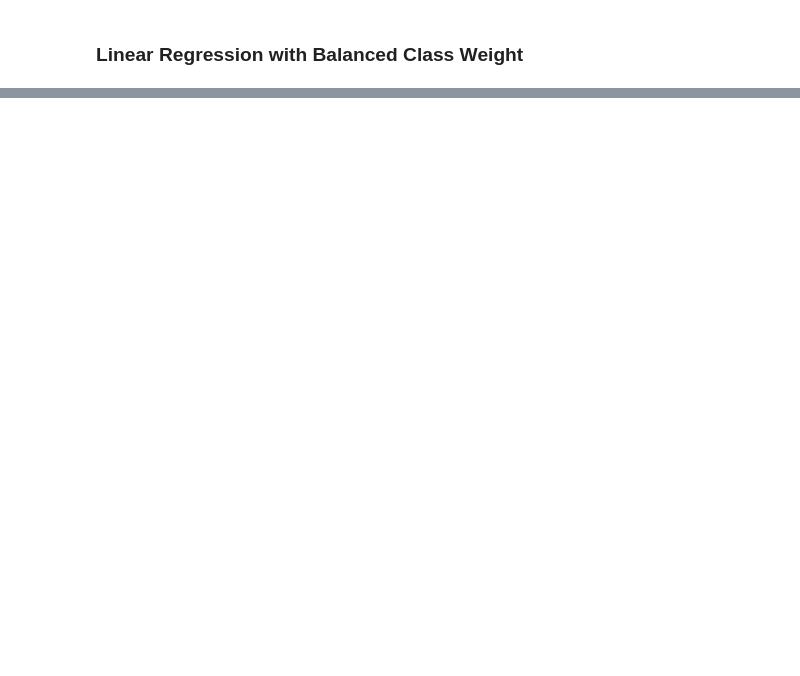
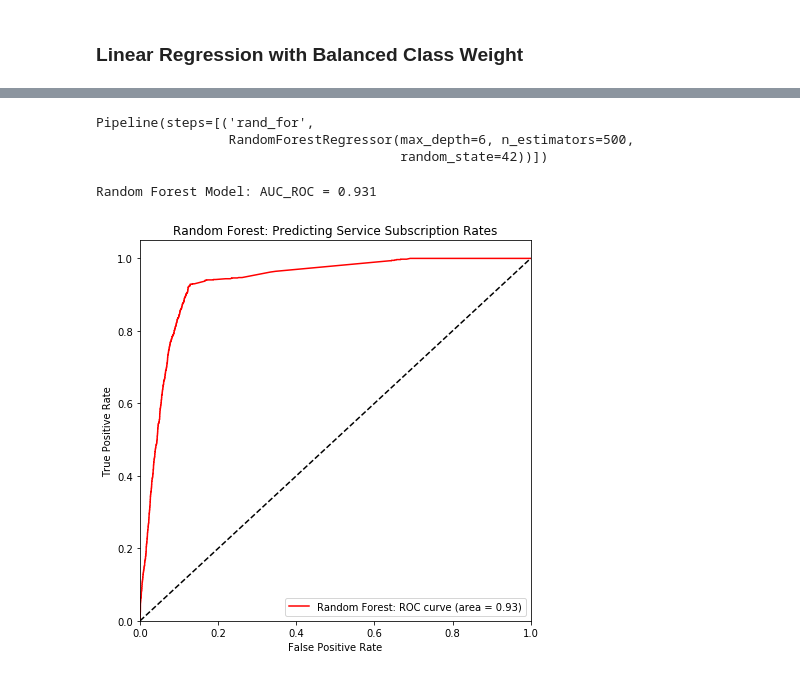
Before and after one commit to amerus/userpurchasepreds, a Jupyter notebook: SergeyMotornyMegafonServicePredictions.ipynb, the cells around one changed output, grey strips where cells are left out. Saved outputs shown, nothing was run; the diff lists cells and outputs as text; code cells hidden in the pictures; blank space fills up the shorter version.

```diff
--- a/SergeyMotornyMegafonServicePredictions.ipynb
+++ b/SergeyMotornyMegafonServicePredictions.ipynb
@@ -183,0 +205,19 @@ weighted avg       0.93      0.74      0.80     11676
+# %%
+ran_estimator = Pipeline([rand_for_step])
+# %%
+ran_estimator.fit(X_train_scale, y_train)
+# %% [output]
+Pipeline(steps=[('rand_for',
+                 RandomForestRegressor(max_depth=6, n_estimators=500,
+                                       random_state=42))])
+# %%
+ran_for_preds = ran_estimator.predict(X_test_scale)
+# %%
+fpr, tpr, _ = roc_curve(y_test, ran_for_preds)
+# %%
+plt.figure(figsize=(7, 7))
+plot_roc_curve(fpr, tpr, "Random Forest", color='r')
+print("Random Forest Model: AUC_ROC = %.3f" % auc(fpr, tpr))
+# %% [output]
+Random Forest Model: AUC_ROC = 0.931
+[figure, added]
```
Also changed, not shown: parts of 31 cells of this notebook.
